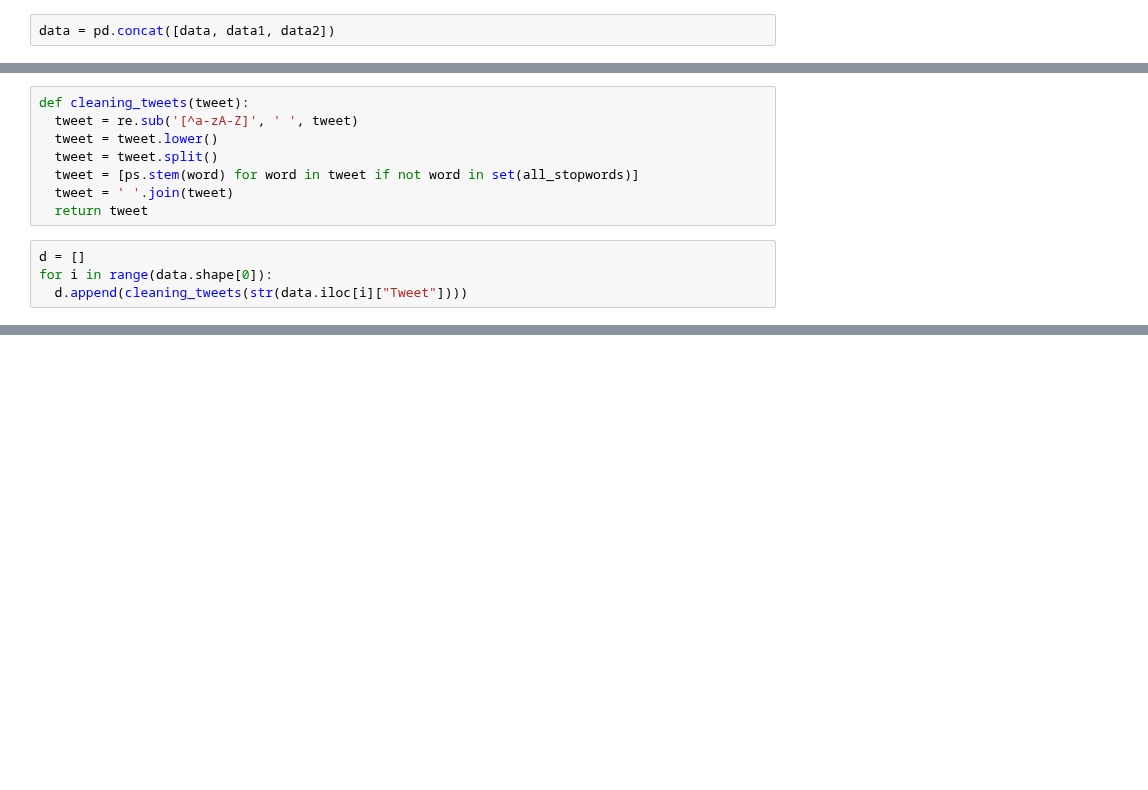
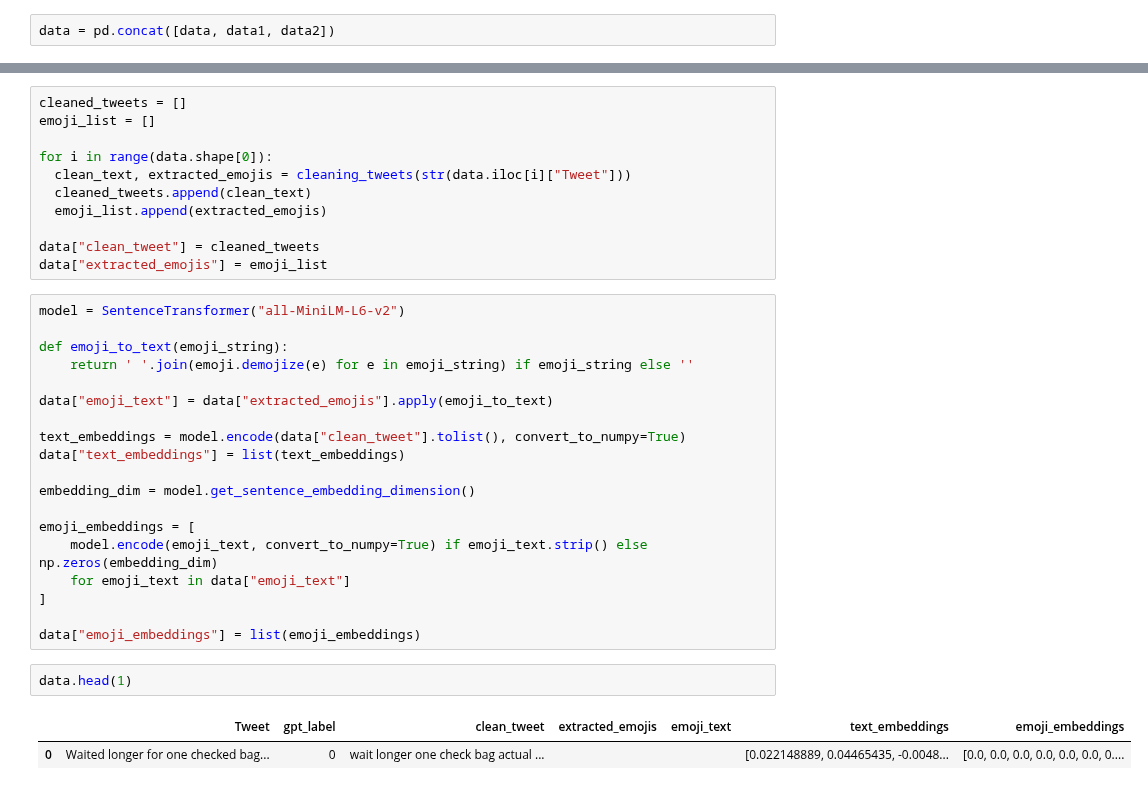
Before and after one commit to vishallmaurya/sentiment_analyzer_backend, a Jupyter notebook: sentiment_analysis3.ipynb, the cells around one changed output, grey strips where cells are left out. Drawn from its saved outputs; the diff is of its cells as text; blank space fills up the shorter version.

```diff
--- a/sentiment_analysis3.ipynb
+++ b/sentiment_analysis3.ipynb
@@ -39,12 +48,0 @@ ps = PorterStemmer()
-# %%
-def cleaning_tweets(tweet):
-  tweet = re.sub('[^a-zA-Z]', ' ', tweet)
-  tweet = tweet.lower()
-  tweet = tweet.split()
-  tweet = [ps.stem(word) for word in tweet if not word in set(all_stopwords)]
-  tweet = ' '.join(tweet)
-  return tweet
-# %%
-d = []
-for i in range(data.shape[0]):
-  d.append(cleaning_tweets(str(data.iloc[i]["Tweet"])))
@@ -197,0 +73,35 @@ Accuracy on the test data  76.93464052287581 %
+# %%
+cleaned_tweets = []
+emoji_list = []
+
+for i in range(data.shape[0]):
+  clean_text, extracted_emojis = cleaning_tweets(str(data.iloc[i]["Tweet"]))
+  cleaned_tweets.append(clean_text)
+  emoji_list.append(extracted_emojis)
+
+data["clean_tweet"] = cleaned_tweets
+data["extracted_emojis"] = emoji_list
+# %%
+model = SentenceTransformer("all-MiniLM-L6-v2")
+
+def emoji_to_text(emoji_string):
+    return ' '.join(emoji.demojize(e) for e in emoji_string) if emoji_string else ''
+
+data["emoji_text"] = data["extracted_emojis"].apply(emoji_to_text)
+
+text_embeddings = model.encode(data["clean_tweet"].tolist(), convert_to_numpy=True)
+data["text_embeddings"] = list(text_embeddings)
+
+embedding_dim = model.get_sentence_embedding_dimension()
+
+emoji_embeddings = [
+    model.encode(emoji_text, convert_to_numpy=True) if emoji_text.strip() else np.zeros(embedding_dim)
+    for emoji_text in data["emoji_text"]
+]
+
+data["emoji_embeddings"] = list(emoji_embeddings)
+# %%
+data.head(1)
+# %% [output]
+|  | Tweet | gpt_label | clean_tweet | extracted_emojis | emoji_text | text_embeddings | emoji_embeddings |
+| 0 | Waited longer for one checked bag... | 0 | wait longer one check bag actual ... |  |  | [0.022148889, 0.04465435, -0.0048... | [0.0, 0.0, 0.0, 0.0, 0.0, 0.0, 0.... |
```
Also changed, not shown: parts of 38 cells of this notebook.
